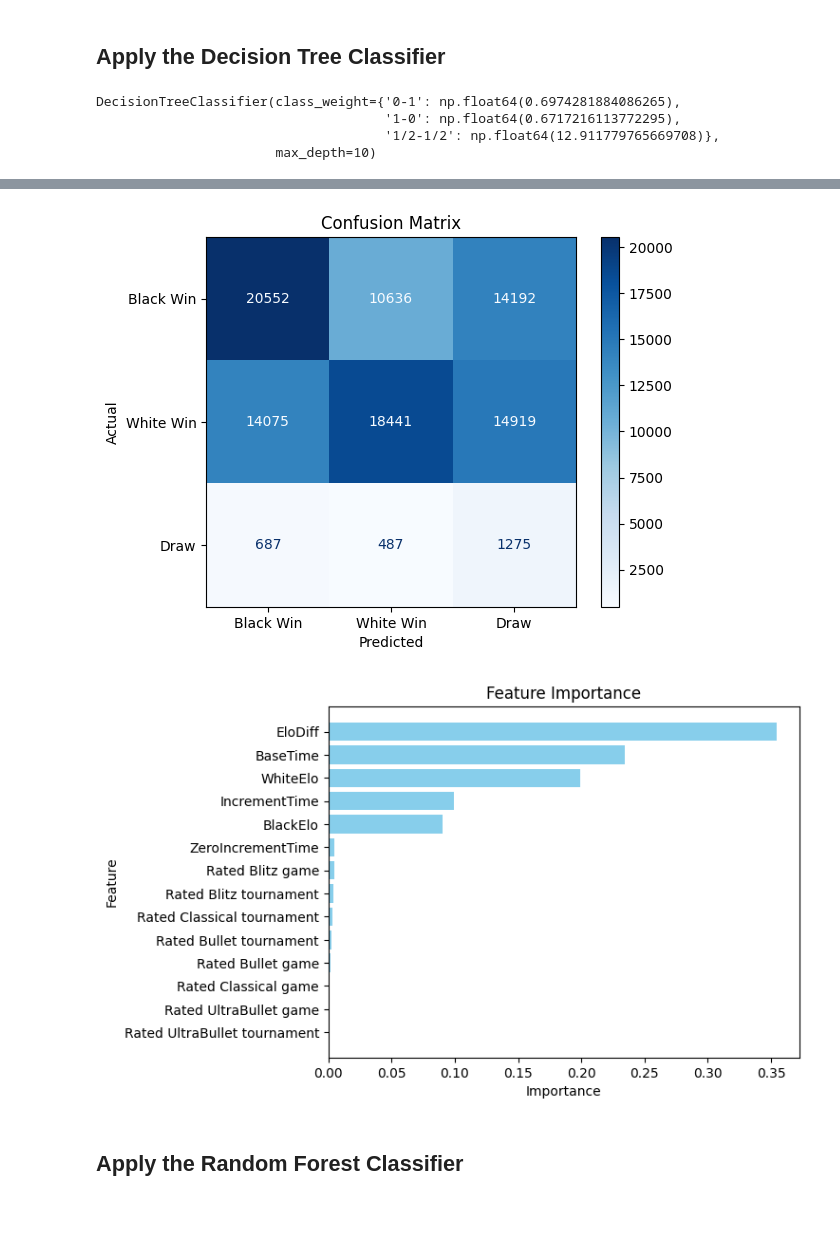
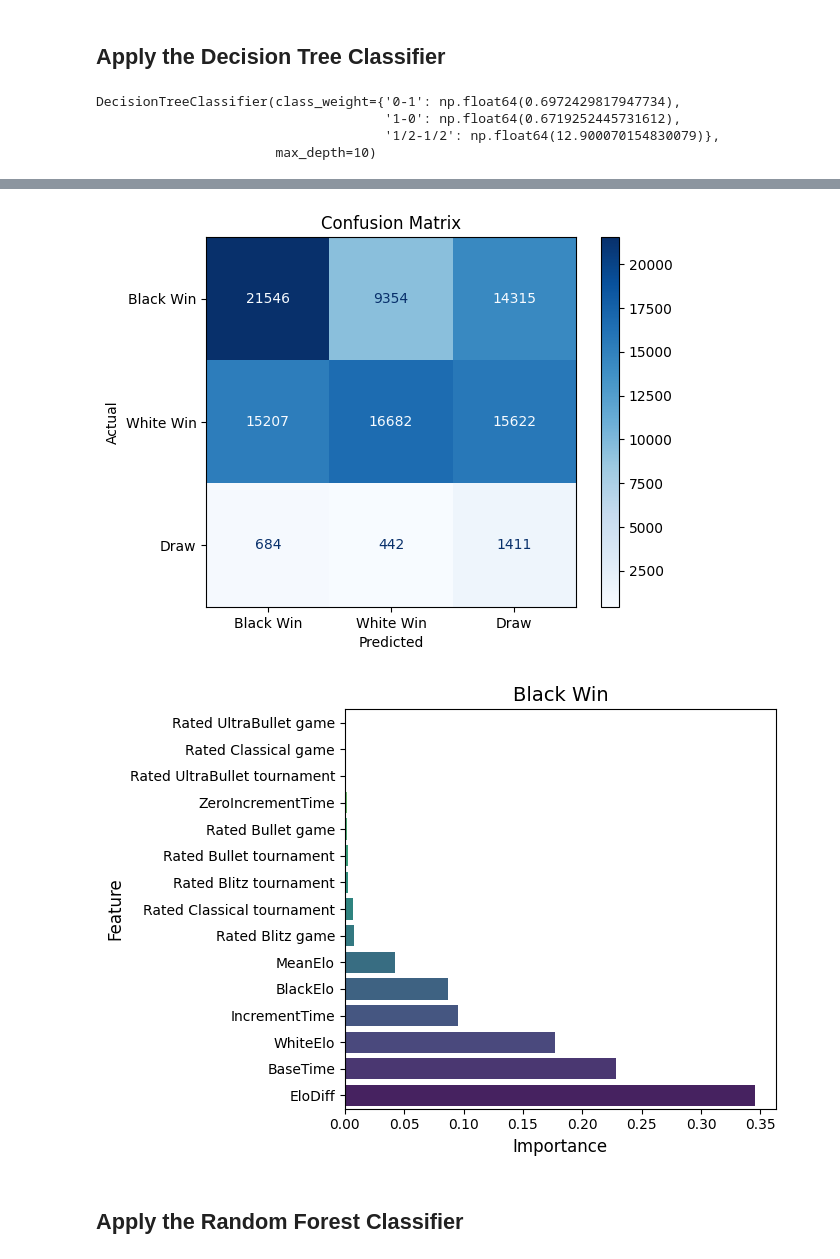
Before and after one commit to Tikhon-Radkevich/Chess-Winner-Prediction, a Jupyter notebook: notebooks/tree_draft.ipynb, the cells around one changed output, grey strips where cells are left out. Cells and saved outputs as stored; diff of their text form; code cells hidden in the pictures; blank space fills up the shorter version.

```diff
--- a/notebooks/tree_draft.ipynb
+++ b/notebooks/tree_draft.ipynb
@@ -17,14 +15,6 @@ from chesswinnerprediction.baseline.utils import get_x_and_y, get_class_weights,
 # %%
-data_path = os.path.join(PROCESSED_FOLDER_PATH, "lichess_db_standard_rated_2017-05.csv")
-original_df = pd.read_csv(data_path)
+data_dir = "lichess_db_standard_rated_2017-05"
+data_path = os.path.join(PROCESSED_FOLDER_PATH, data_dir)
 # %%
-BASELINE_COLUMNS = [
-    "Result",
-    "EloDiff",
-    "WhiteElo",
-    "BlackElo",
-    "Event",
-    "BaseTime",
-    "IncrementTime",
-    "ZeroIncrementTime"
-]
+train_df = pd.read_csv(os.path.join(data_path, "train.csv"))
+valid_df = pd.read_csv(os.path.join(data_path, "valid.csv"))
@@ -60,12 +30,10 @@ df.head()
 # %%
-df = pd.get_dummies(df, columns=["Event"], dtype=np.int8, prefix="", prefix_sep="")
-
-columns_to_scale = ["WhiteElo", "BlackElo", "EloDiff", "BaseTime", "IncrementTime"]
-df[columns_to_scale] = StandardScaler().fit_transform(df[columns_to_scale])
+std_scaler = StandardScaler()
+train_data = transform_and_scale_df(train_df, std_scaler)
+valid_data = transform_and_scale_df(valid_df, std_scaler, fit_scale=False)
 # %%
-X, y = get_x_and_y(df, predict_draws=True)
-
-X_train, X_test, y_train, y_test = train_test_split(X, y, test_size=0.1, random_state=42)
+X_train, y_train = get_x_and_y(train_data, predict_draws=True)
+X_valid, y_valid = get_x_and_y(valid_data, predict_draws=True)
 
 class_weight = get_class_weights(y_train)
 # %% [markdown]
@@ -74,10 +42,11 @@ class_weight = get_class_weights(y_train)
 tree_clf = DecisionTreeClassifier(max_depth=10, class_weight=class_weight)
 tree_clf.fit(X_train, y_train)
 # %% [output]
-DecisionTreeClassifier(class_weight={'0-1': np.float64(0.6974281884086265),
-                                     '1-0': np.float64(0.6717216113772295),
-                                     '1/2-1/2': np.float64(12.911779765669708)},
+DecisionTreeClassifier(class_weight={'0-1': np.float64(0.6972429817947734),
+                                     '1-0': np.float64(0.6719252445731612),
+                                     '1/2-1/2': np.float64(12.900070154830079)},
                        max_depth=10)
 # %%
-estimate_baseline_model(tree_clf, X_test, y_test, tree_clf.feature_importances_)
+feature_importance = tree_clf.feature_importances_.reshape(1, -1)
+estimate_baseline_model(tree_clf, feature_importance, X_train, y_train, X_valid, y_valid)
 # %% [output]
@@ -96,5 +63,5 @@ weighted avg       0.59      0.42      0.48     95264
-[figure, old version]
+[figure, new version]
-[figure, old version]
+[figure, new version]
 # %% [markdown]
 ## Apply the Random Forest Classifier
 # %%
```
Also changed, not shown: parts of 8 cells of this notebook, 2 other files.
